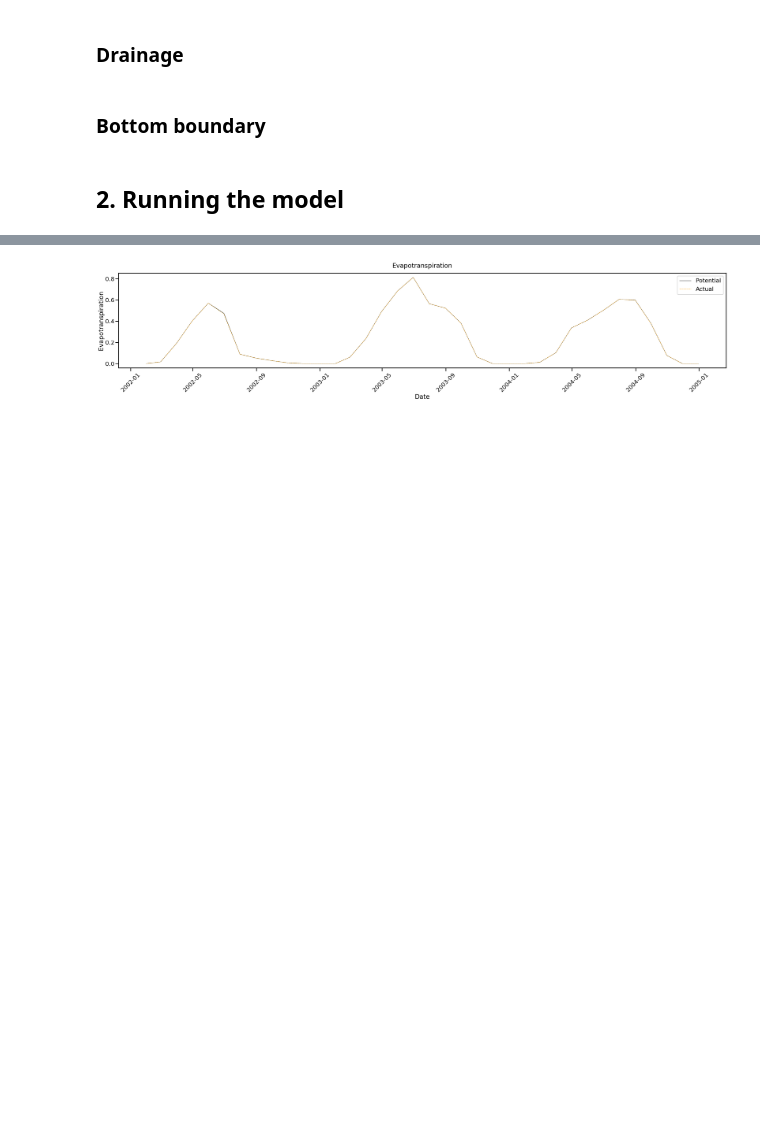
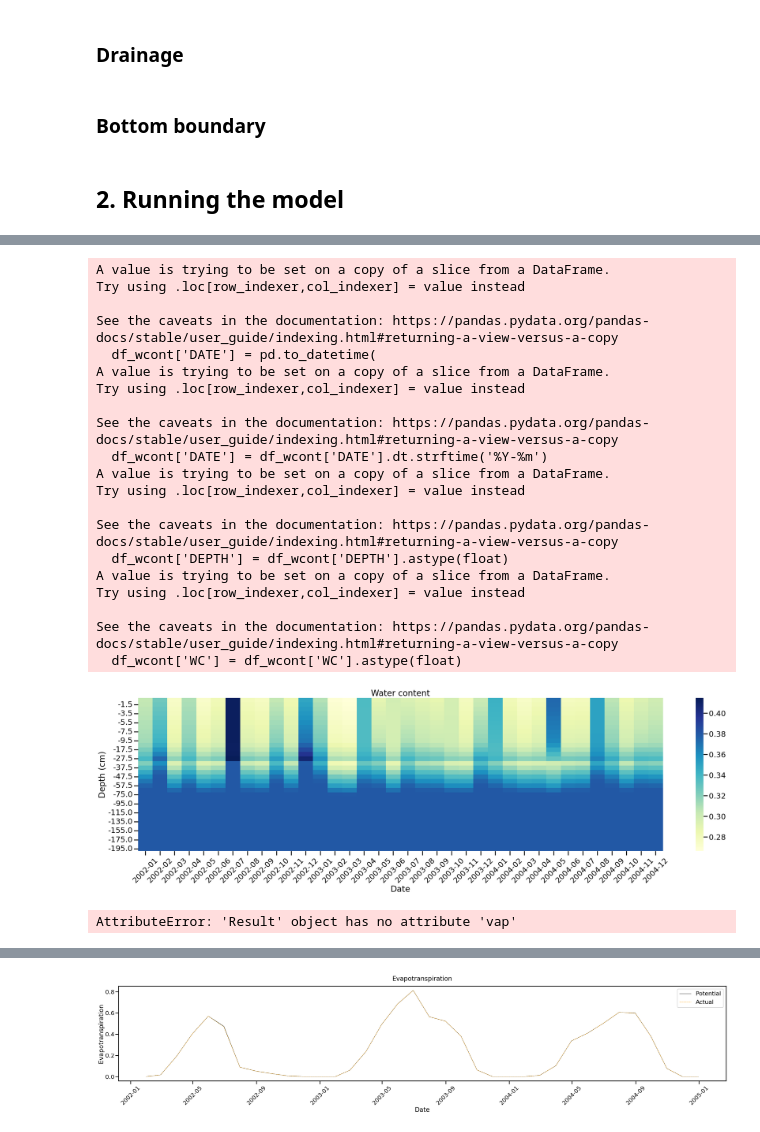
Before and after one commit to zawadzkim/pySWAP, a Jupyter notebook: docs/notebooks/1-hupselbrook.ipynb, the cells around one changed output, grey strips where cells are left out. Cells and saved outputs as stored; diff of their text form; code cells hidden in the pictures; blank space fills up the shorter version.

```diff
--- a/pyswap/examples/1.hupselbrook/hupsel.ipynb
+++ b/docs/notebooks/1-hupselbrook.ipynb
@@ -502,7 +504,7 @@ model = Model(
     bottomboundary=bottom_boundary
 )
 # %%
-result = model.run('./')
+result = model.run('./', old_output=True, silence_warnings=True)
 # %% [output]
 Copying linux executable into temporary directory...
 Preparing files...
@@ -518,4 +517,0 @@ Warnings:
-# %%
-import re
-
-result = re.search(r'.*(Iteration statistics\s*.*)$', result.log, re.DOTALL)
@@ -540,3 +538,68 @@ metfil.met: all meteo data read and stored.
+# %%
+import pandas as pd
+import seaborn as sns
+import matplotlib.pyplot as plt
+def plot_wcontent(df_vap: pd.DataFrame, title: str = 'Water content'):
+    """Plot water content as heatmap with time on the x-axis and depth on the y-axis.
+
+    Args:
+        df_vap (pd.DataFrame): DataFrame containing the water content data
+        title (str, optional): Title of the plot. Defaults to 'Water content'.
+    """
+
+    sns.set_context('poster')
+    df_vap.reset_index(inplace=True)
+    df_wcont = df_vap[['DEPTH', 'DATE', 'WC']]
+    df_wcont['DATE'] = pd.to_datetime(
+        df_wcont['DATE'])
+    df_wcont['DATE'] = df_wcont['DATE'].dt.strftime('%Y-%m')
+    df_wcont['DEPTH'] = df_wcont['DEPTH'].astype(float)
+    df_wcont['WC'] = df_wcont['WC'].astype(float)
+    pivot_table = df_wcont.pivot(
+        columns='DATE', index='DEPTH', values='WC')
+
+    pivot_table.sort_index(ascending=True, inplace=True)
+    plt.figure(figsize=(34, 8))
+    ax = sns.heatmap(pivot_table, cmap="YlGnBu")
+    plt.title(title)
+    plt.xlabel('Date')
+    plt.ylabel('Depth (cm)')
+
+    plt.gca().invert_yaxis()
+
+    plt.xticks(rotation=45)
+    plt.tight_layout(pad=20)
+    plt.show()
+# %%
+plot_wcontent(result.output_tz)
+# %% [output]
+A value is trying to be set on a copy of a slice from a DataFrame.
+Try using .loc[row_indexer,col_indexer] = value instead
+
+See the caveats in the documentation: https://pandas.pydata.org/pandas-docs/stable/user_guide/indexing.html#returning-a-view-versus-a-copy
+  df_wcont['DATE'] = pd.to_datetime(
+A value is trying to be set on a copy of a slice from a DataFrame.
+Try using .loc[row_indexer,col_indexer] = value instead
+
+See the caveats in the documentation: https://pandas.pydata.org/pandas-docs/stable/user_guide/indexing.html#returning-a-view-versus-a-copy
+  df_wcont['DATE'] = df_wcont['DATE'].dt.strftime('%Y-%m')
+A value is trying to be set on a copy of a slice from a DataFrame.
+Try using .loc[row_indexer,col_indexer] = value instead
+
+See the caveats in the documentation: https://pandas.pydata.org/pandas-docs/stable/user_guide/indexing.html#returning-a-view-versus-a-copy
+  df_wcont['DEPTH'] = df_wcont['DEPTH'].astype(float)
+A value is trying to be set on a copy of a slice from a DataFrame.
+Try using .loc[row_indexer,col_indexer] = value instead
+
+See the caveats in the documentation: https://pandas.pydata.org/pandas-docs/stable/user_guide/indexing.html#returning-a-view-versus-a-copy
+  df_wcont['WC'] = df_wcont['WC'].astype(float)
+[figure, added]
+# %%
+from pyswap.core.plot.watercontent import plot_wcontent
+
+result.vap
+# %% [output]
+AttributeError: 'Result' object has no attribute 'vap'
 # %%
 result.output.resample('Y').agg('mean')
 # %% [output]
```
Also changed, not shown: parts of 6 cells of this notebook, 27 other files.
